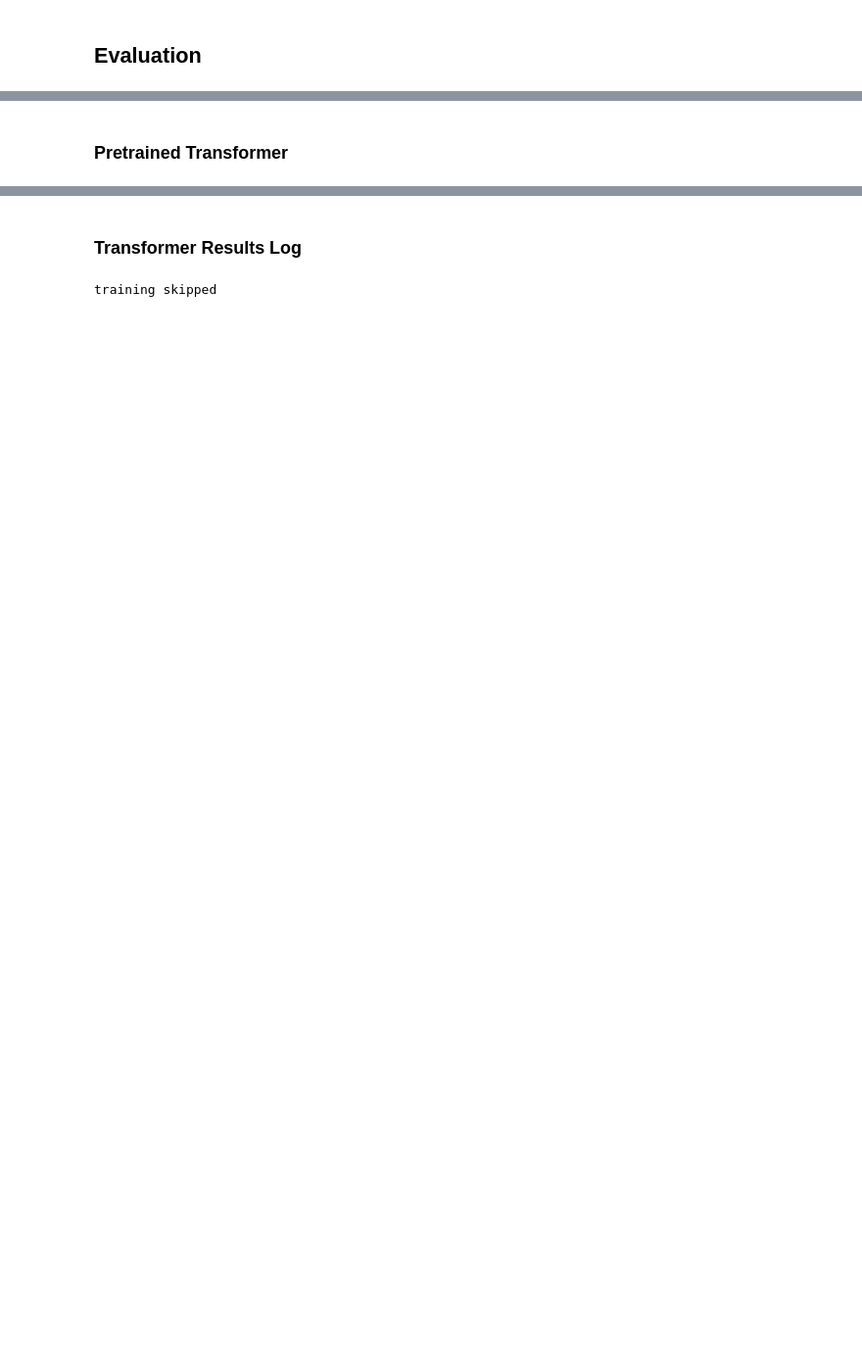
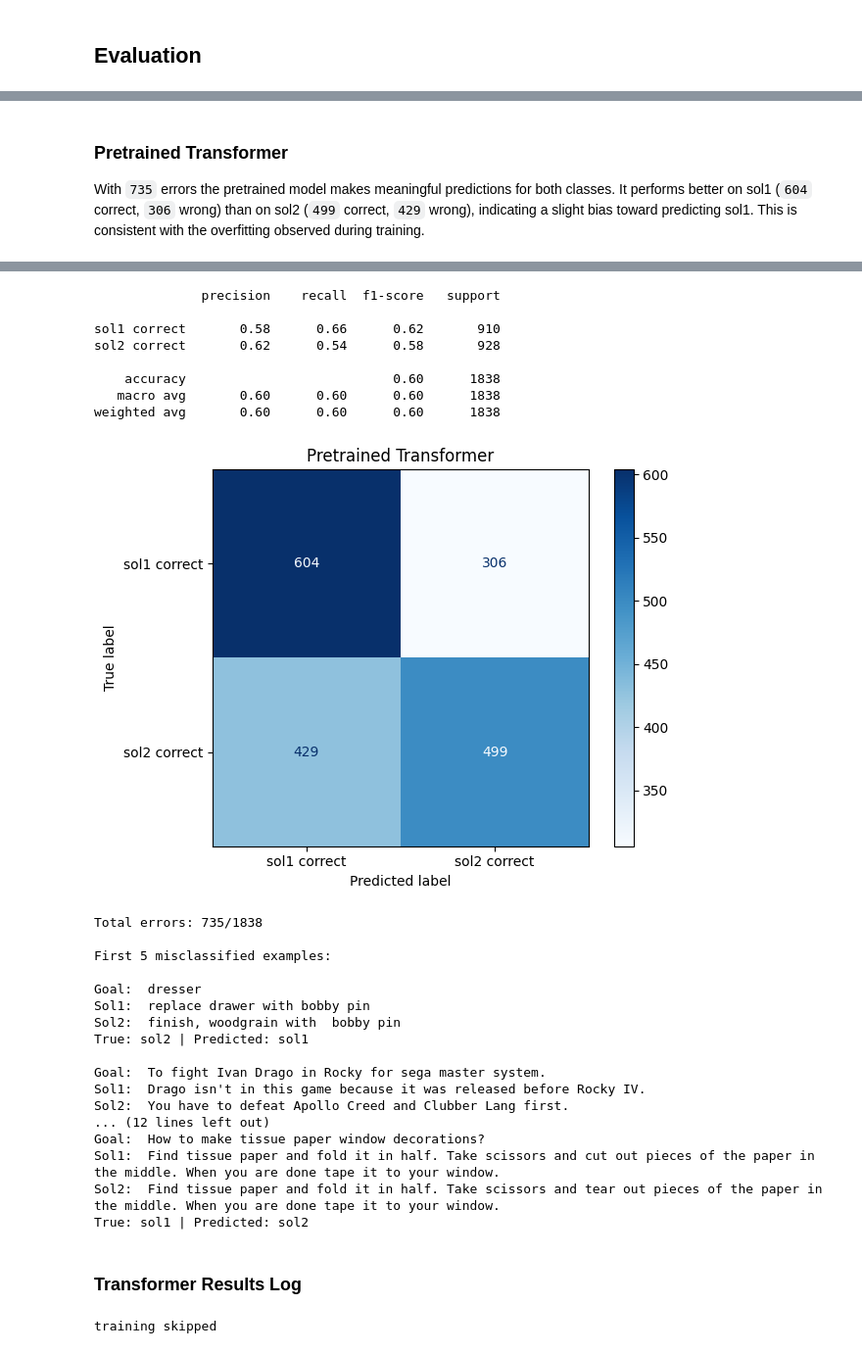
Before and after one commit to saegii/nlp, a Jupyter notebook: projects/transformers/nlp-project-transformers.ipynb, the cells around one changed output, grey strips where cells are left out. Shown at 98% size. Drawn from its saved outputs; the diff is of its cells as text; code cells hidden in the pictures; blank space fills up the shorter version.

```diff
--- a/projects/transformers/nlp-project-transformers.ipynb
+++ b/projects/transformers/nlp-project-transformers.ipynb
@@ -880,10 +963,12 @@ training skipped
 # %% [markdown]
 ### Pretrained Transformer
+
+With `735` errors the pretrained model makes meaningful predictions for both classes. It performs better on sol1 (`604` correct, `306` wrong) than on sol2 (`499` correct, `429` wrong), indicating a slight bias toward predicting sol1. This is consistent with the overfitting observed during training.
 # %%
-if not SKIP_TRAINING:
-    best_model2 = load_best_model(BEST_MODEL2_PATH, get_pretrained_transformer())
-    predictions2, labels2 = evaluate_transformer(best_model2, test_loader)
-    del best_model2
-else:
-    print("training skipped")
+best_model2 = load_best_model(BEST_MODEL2_PATH, get_pretrained_transformer())
+predictions2, labels2 = evaluate_transformer(best_model2, test_loader)
+
+plot_confusion_matrix(labels2, predictions2, "Pretrained Transformer")
+print_error_analysis(labels2, predictions2, test_split)
+del best_model2
 # %% [output]
@@ -891,3 +988,29 @@ training skipped
+              precision    recall  f1-score   support
+
+sol1 correct       0.58      0.66      0.62       910
+sol2 correct       0.62      0.54      0.58       928
+
+    accuracy                           0.60      1838
+   macro avg       0.60      0.60      0.60      1838
+weighted avg       0.60      0.60      0.60      1838
+[figure, added]
+Total errors: 735/1838
+
+First 5 misclassified examples:
+
+Goal:  dresser
+Sol1:  replace drawer with bobby pin
+Sol2:  finish, woodgrain with  bobby pin
+True: sol2 | Predicted: sol1
+
+Goal:  To fight Ivan Drago in Rocky for sega master system.
+Sol1:  Drago isn't in this game because it was released before Rocky IV.
+Sol2:  You have to defeat Apollo Creed and Clubber Lang first.
+... (12 lines left out)
+Goal:  How to make tissue paper window decorations?
+Sol1:  Find tissue paper and fold it in half. Take scissors and cut out pieces of the paper in the middle. When you are done tape it to your window.
+Sol2:  Find tissue paper and fold it in half. Take scissors and tear out pieces of the paper in the middle. When you are done tape it to your window.
+True: sol1 | Predicted: sol2
 # %% [markdown]
 ### Transformer Results Log
 # %%
```
Also changed, not shown: parts of 19 cells of this notebook.
